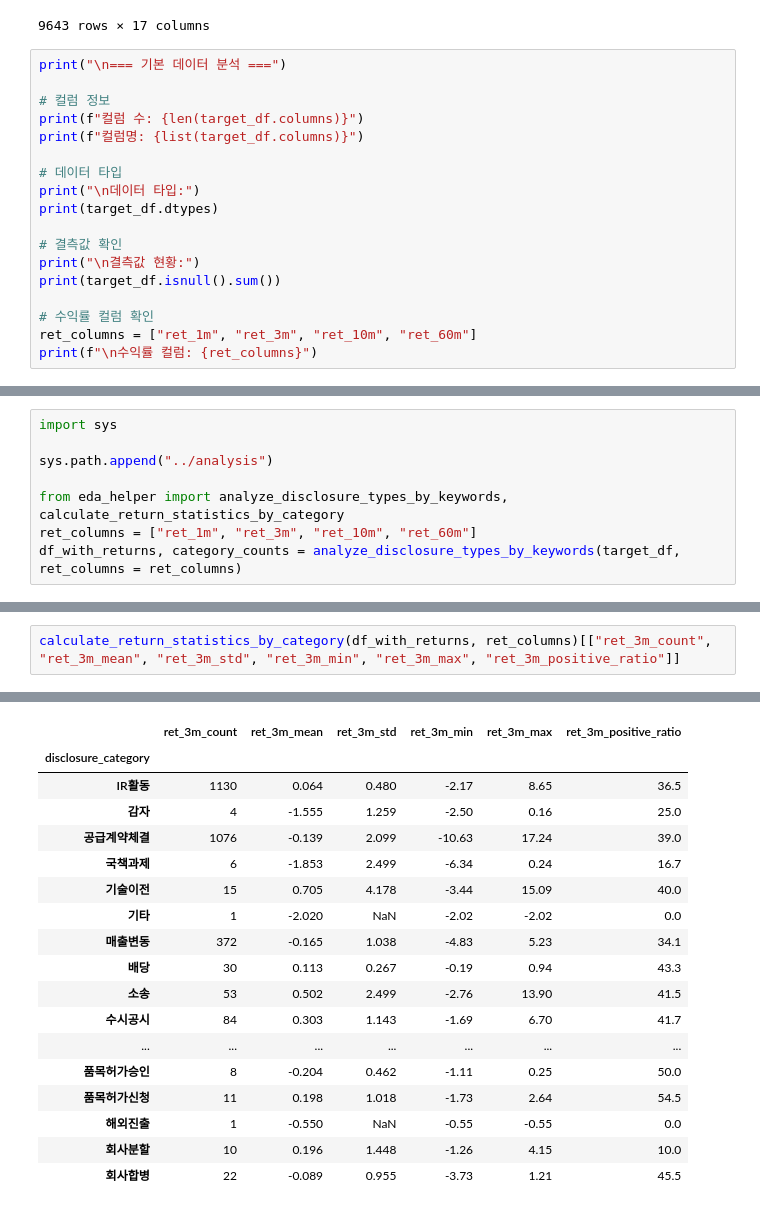
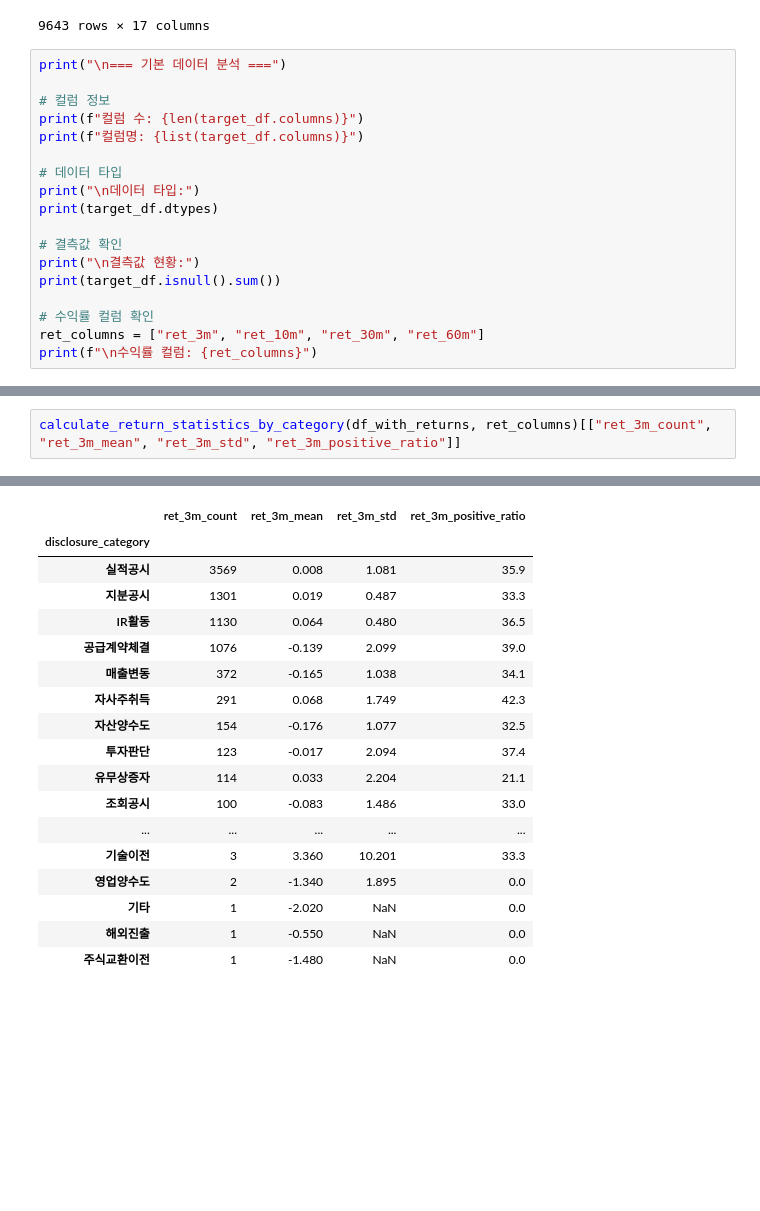
Before and after one commit to antaechan/dart-sentiment-analysis, a Jupyter notebook: analysis/eda.ipynb, the cells around one changed output, grey strips where cells are left out. Saved outputs shown, nothing was run; the diff lists cells and outputs as text; blank space fills up the shorter version.

Commit message:
Add: eda return analysis by disclosure_type

```diff
--- a/analysis/eda.ipynb
+++ b/analysis/eda.ipynb
@@ -154,7 +222,7 @@ print("\n결측값 현황:")
 print(target_df.isnull().sum())
 
 # 수익률 컬럼 확인
-ret_columns = ["ret_1m", "ret_3m", "ret_10m", "ret_60m"]
+ret_columns = ["ret_3m", "ret_10m", "ret_30m", "ret_60m"]
 print(f"\n수익률 컬럼: {ret_columns}")
 # %% [output]
 === 기본 데이터 분석 ===
@@ -177,8 +244,0 @@ dtype: int64
-# %%
-import sys
-
-sys.path.append("../analysis")
-
-from eda_helper import analyze_disclosure_types_by_keywords, calculate_return_statistics_by_category
-ret_columns = ["ret_1m", "ret_3m", "ret_10m", "ret_60m"]
-df_with_returns, category_counts = analyze_disclosure_types_by_keywords(target_df, ret_columns = ret_columns)
@@ -287,4 +463,4 @@ IR활동                                  29.2
 # %%
-calculate_return_statistics_by_category(df_with_returns, ret_columns)[["ret_3m_count", "ret_3m_mean", "ret_3m_std", "ret_3m_min", "ret_3m_max", "ret_3m_positive_ratio"]]
+calculate_return_statistics_by_category(df_with_returns, ret_columns)[["ret_3m_count", "ret_3m_mean", "ret_3m_std", "ret_3m_positive_ratio"]]
 # %% [output]
 === 공시 카테고리별 수익률 통계 ===
@@ -307,19 +467,19 @@ IR활동                                  29.2
-|  | ret_3m_count | ret_3m_mean | ret_3m_std | ret_3m_min | ret_3m_max | ret_3m_positive_ratio |
-| disclosure_category |  |  |  |  |  |  |
-| IR활동 | 1130 | 0.064 | 0.480 | -2.17 | 8.65 | 36.5 |
-| 감자 | 4 | -1.555 | 1.259 | -2.50 | 0.16 | 25.0 |
-| 공급계약체결 | 1076 | -0.139 | 2.099 | -10.63 | 17.24 | 39.0 |
-| 국책과제 | 6 | -1.853 | 2.499 | -6.34 | 0.24 | 16.7 |
-| 기술이전 | 15 | 0.705 | 4.178 | -3.44 | 15.09 | 40.0 |
-| 기타 | 1 | -2.020 | NaN | -2.02 | -2.02 | 0.0 |
-| 매출변동 | 372 | -0.165 | 1.038 | -4.83 | 5.23 | 34.1 |
-| 배당 | 30 | 0.113 | 0.267 | -0.19 | 0.94 | 43.3 |
-| 소송 | 53 | 0.502 | 2.499 | -2.76 | 13.90 | 41.5 |
-| 수시공시 | 84 | 0.303 | 1.143 | -1.69 | 6.70 | 41.7 |
-| ... | ... | ... | ... | ... | ... | ... |
-| 품목허가승인 | 8 | -0.204 | 0.462 | -1.11 | 0.25 | 50.0 |
-| 품목허가신청 | 11 | 0.198 | 1.018 | -1.73 | 2.64 | 54.5 |
-| 해외진출 | 1 | -0.550 | NaN | -0.55 | -0.55 | 0.0 |
-| 회사분할 | 10 | 0.196 | 1.448 | -1.26 | 4.15 | 10.0 |
-| 회사합병 | 22 | -0.089 | 0.955 | -3.73 | 1.21 | 45.5 |
+|  | ret_3m_count | ret_3m_mean | ret_3m_std | ret_3m_positive_ratio |
+| disclosure_category |  |  |  |  |
+| 실적공시 | 3569 | 0.008 | 1.081 | 35.9 |
+| 지분공시 | 1301 | 0.019 | 0.487 | 33.3 |
+| IR활동 | 1130 | 0.064 | 0.480 | 36.5 |
+| 공급계약체결 | 1076 | -0.139 | 2.099 | 39.0 |
+| 매출변동 | 372 | -0.165 | 1.038 | 34.1 |
+| 자사주취득 | 291 | 0.068 | 1.749 | 42.3 |
+| 자산양수도 | 154 | -0.176 | 1.077 | 32.5 |
+| 투자판단 | 123 | -0.017 | 2.094 | 37.4 |
+| 유무상증자 | 114 | 0.033 | 2.204 | 21.1 |
+| 조회공시 | 100 | -0.083 | 1.486 | 33.0 |
+| ... | ... | ... | ... | ... |
+| 기술이전 | 3 | 3.360 | 10.201 | 33.3 |
+| 영업양수도 | 2 | -1.340 | 1.895 | 0.0 |
+| 기타 | 1 | -2.020 | NaN | 0.0 |
+| 해외진출 | 1 | -0.550 | NaN | 0.0 |
+| 주식교환이전 | 1 | -1.480 | NaN | 0.0 |
 # %%
```
Also changed, not shown: parts of 15 cells of this notebook, 4 other files.
